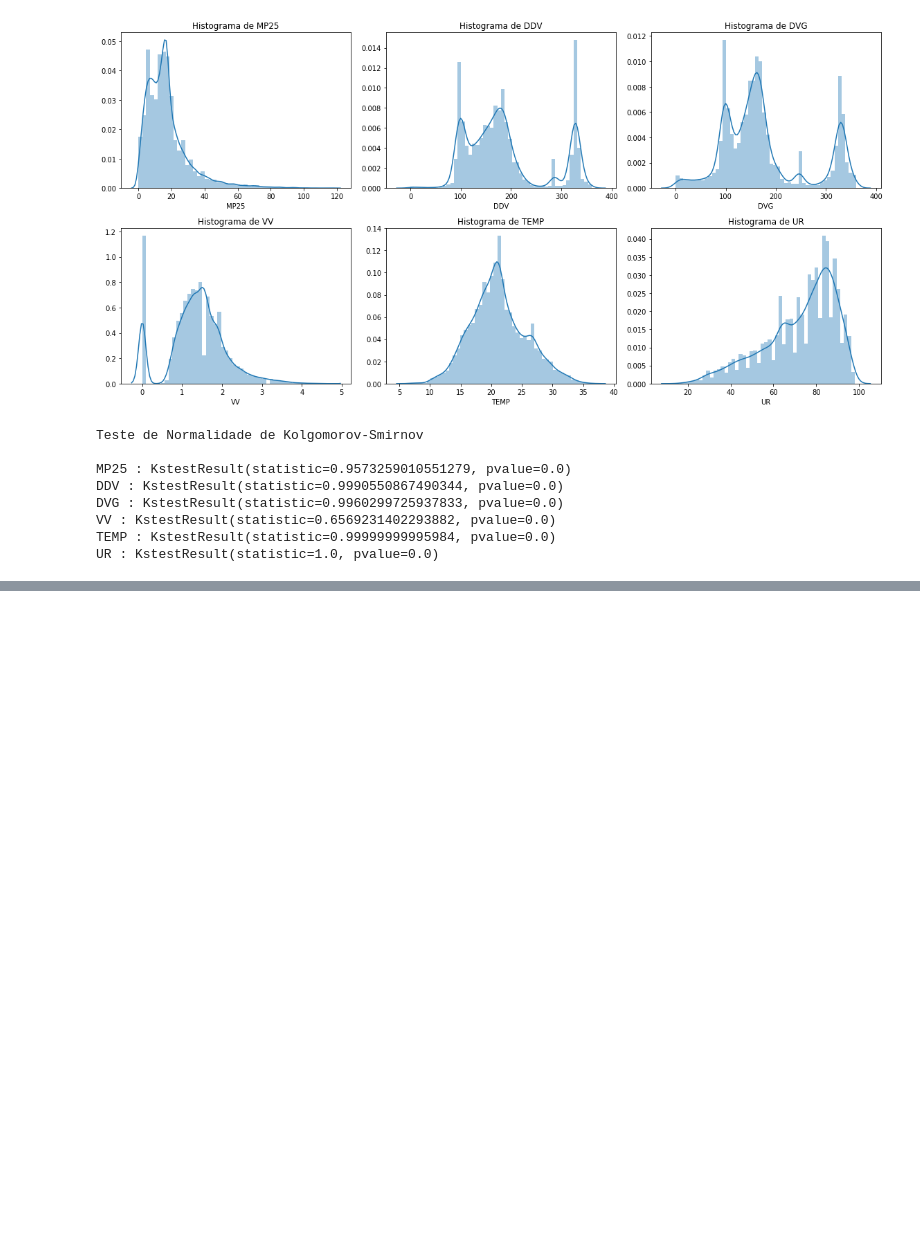
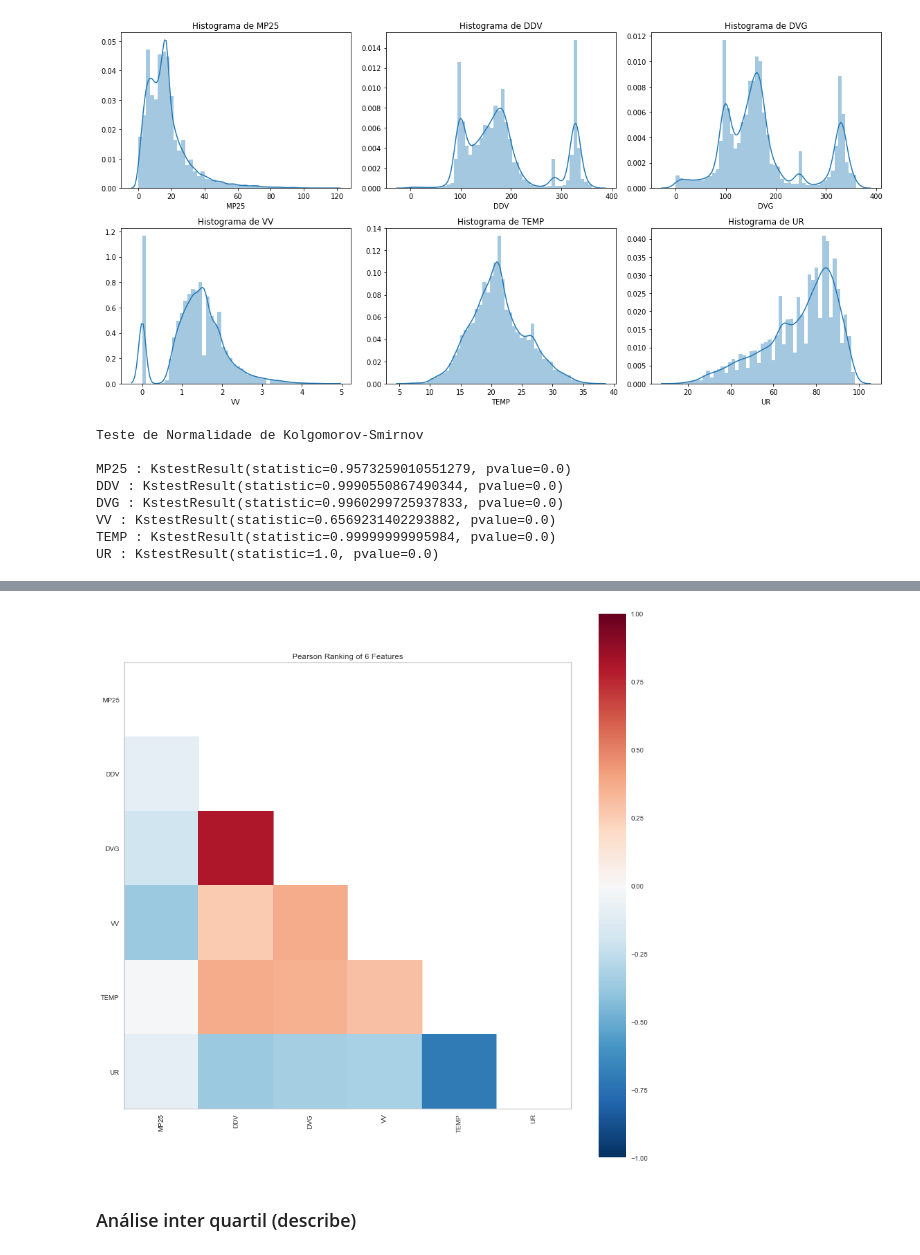
Before and after one commit to rpbenatti/DS-DH-Project, a Jupyter notebook: Projeto-Integrador-Grupo5-RespiroBem.ipynb, the cells around one changed output, grey strips where cells are left out. Saved outputs shown, nothing was run; the diff lists cells and outputs as text; code cells hidden in the pictures; blank space fills up the shorter version.

```diff
--- a/Projeto-Integrador-Grupo5-RespiroBem.ipynb
+++ b/Projeto-Integrador-Grupo5-RespiroBem.ipynb
@@ -593,0 +689,8 @@ UR : KstestResult(statistic=1.0, pvalue=0.0)
+# %%
+visualizer = Rank2D(algorithm="pearson",  show_feature_names=True, size=(1080, 1080))
+visualizer.fit_transform(pdp.drop(['Data','Hora'],axis=1))
+visualizer.poof();
+# %% [output]
+[figure, added]
+# %% [markdown]
+### Análise inter quartil (describe)
```
Also changed, not shown: parts of 66 cells of this notebook.
